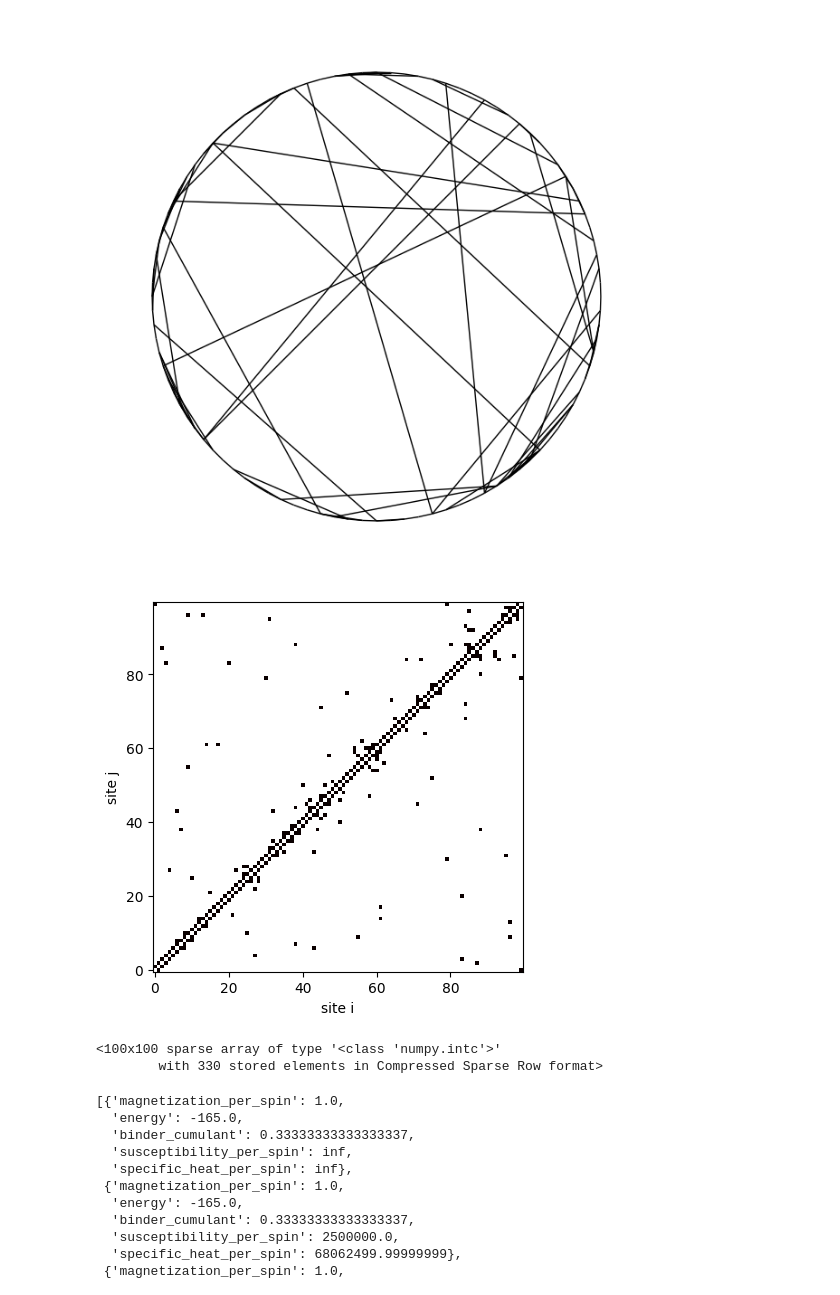
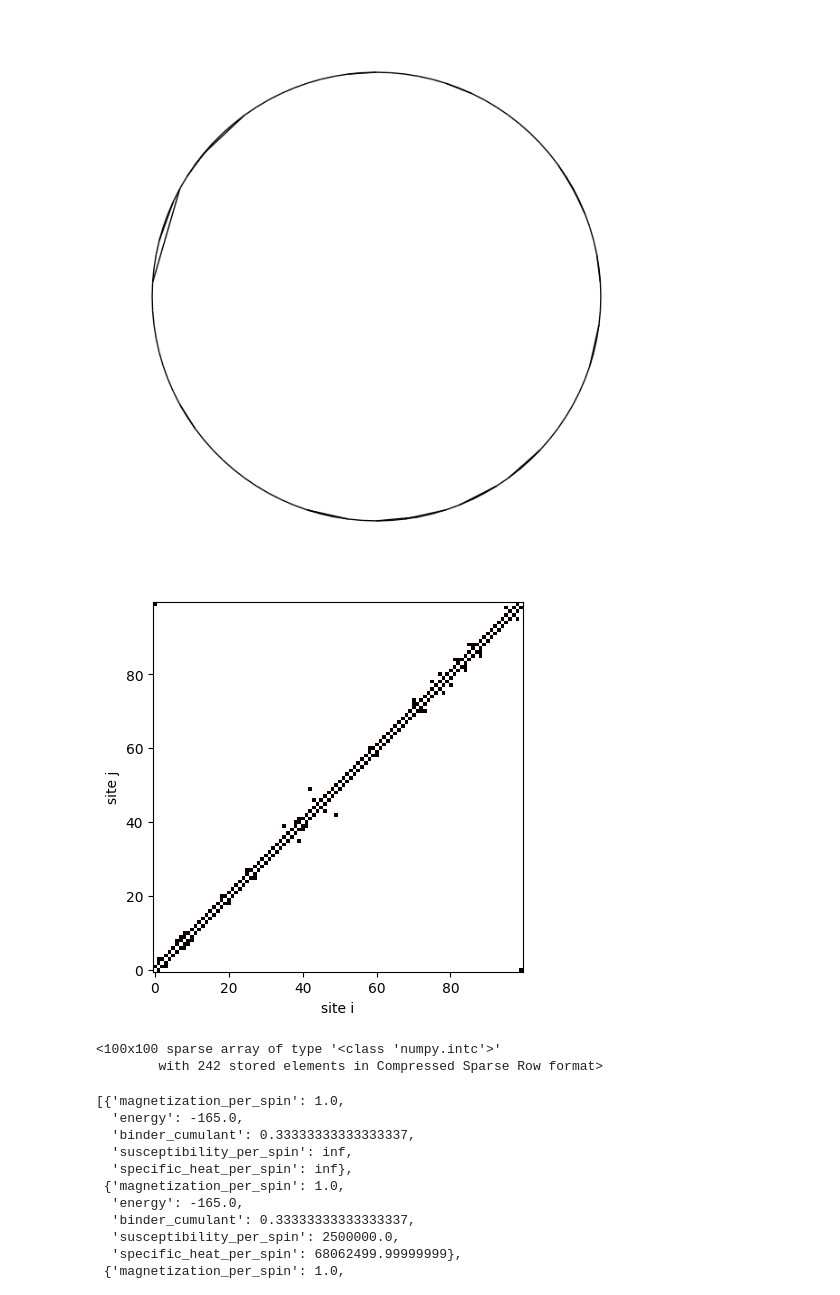
Before and after one commit to MatteoFalcioni/complex_networks, a Jupyter notebook: Python/sample.ipynb, the cells around one changed output. Drawn from its saved outputs; the diff is of its cells as text; code cells hidden in the pictures.

```diff
--- a/Python/sample.ipynb
+++ b/Python/sample.ipynb
@@ -3,14 +37,14 @@ from euclidianNetwork import EuclidianNetwork
 from isingNetwork import IsingModel
 import numpy as np
 # %%
-g = EuclidianNetwork(100,1.4)
+g = EuclidianNetwork(100,3)
 g.show()
 g.show_adjacency_matrix()
 # %% [output]
-[figure, old version]
+[figure, new version]
-[figure, old version]
+[figure, new version]
 <100x100 sparse array of type '<class 'numpy.intc'>'
-        with 330 stored elements in Compressed Sparse Row format>
+        with 242 stored elements in Compressed Sparse Row format>
 # %%
 model = IsingModel(g.get_graph())
 
```
Also changed, not shown: parts of 3 cells of this notebook, 8 other files.
